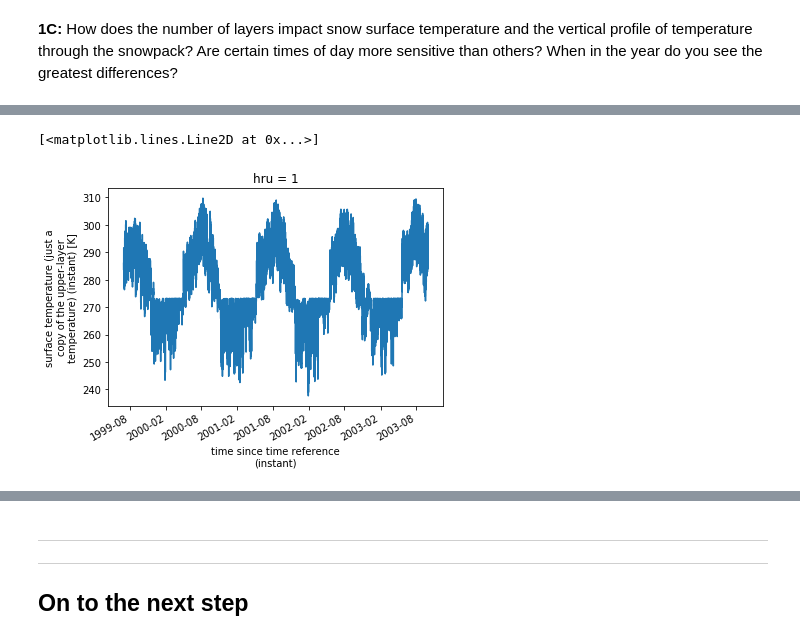
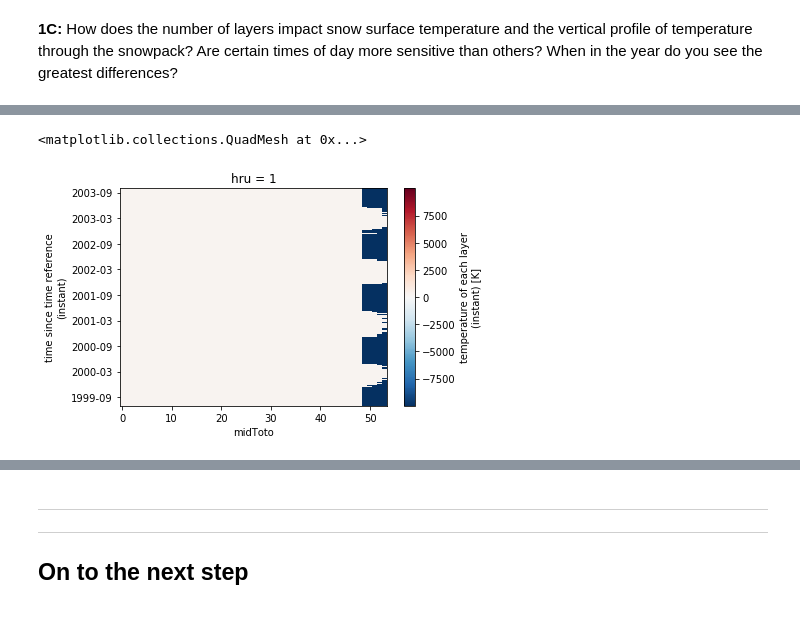
Before and after one commit to spestana/snowhydro-summa, a Jupyter notebook: homework_1/homework_1_D_exercise_1.ipynb, the cells around one changed output, grey strips where cells are left out. Saved outputs shown, nothing was run; the diff lists cells and outputs as text; code cells hidden in the pictures.

```diff
--- a/homework_1/homework_1_D_exercise_1.ipynb
+++ b/homework_1/homework_1_D_exercise_1.ipynb
@@ -362,5 +424,5 @@ __1C:__ How does the number of layers impact snow surface temperature and the ve
 # %%
-ds_clm_2010.scalarSurfaceTemp.isel(hru=0).plot()
+ds_clm_2010.mLayerTemp.isel(hru=0).plot()
 # %% [output]
-[<matplotlib.lines.Line2D at 0x...>]
+<matplotlib.collections.QuadMesh at 0x...>
-[figure, old version]
+[figure, new version]
```
Also changed, not shown: parts of 13 cells of this notebook, 1 other file.
